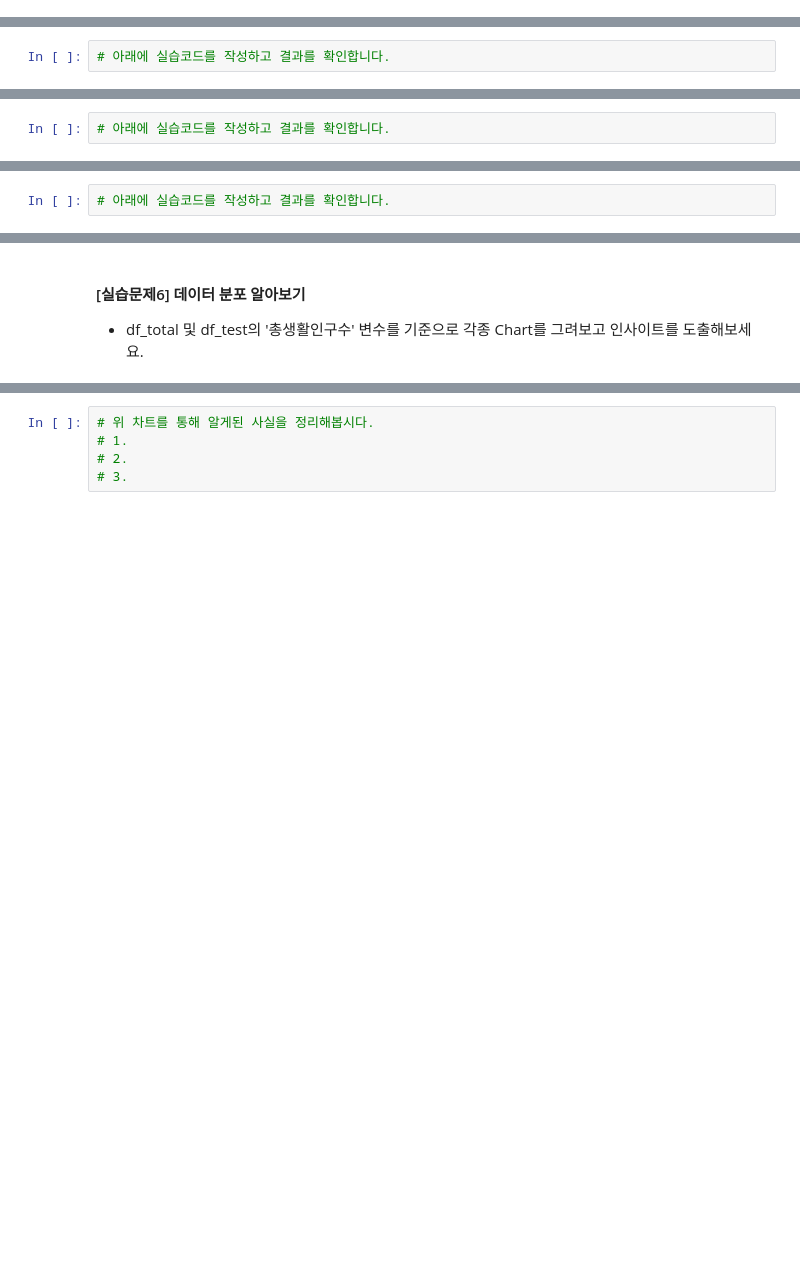
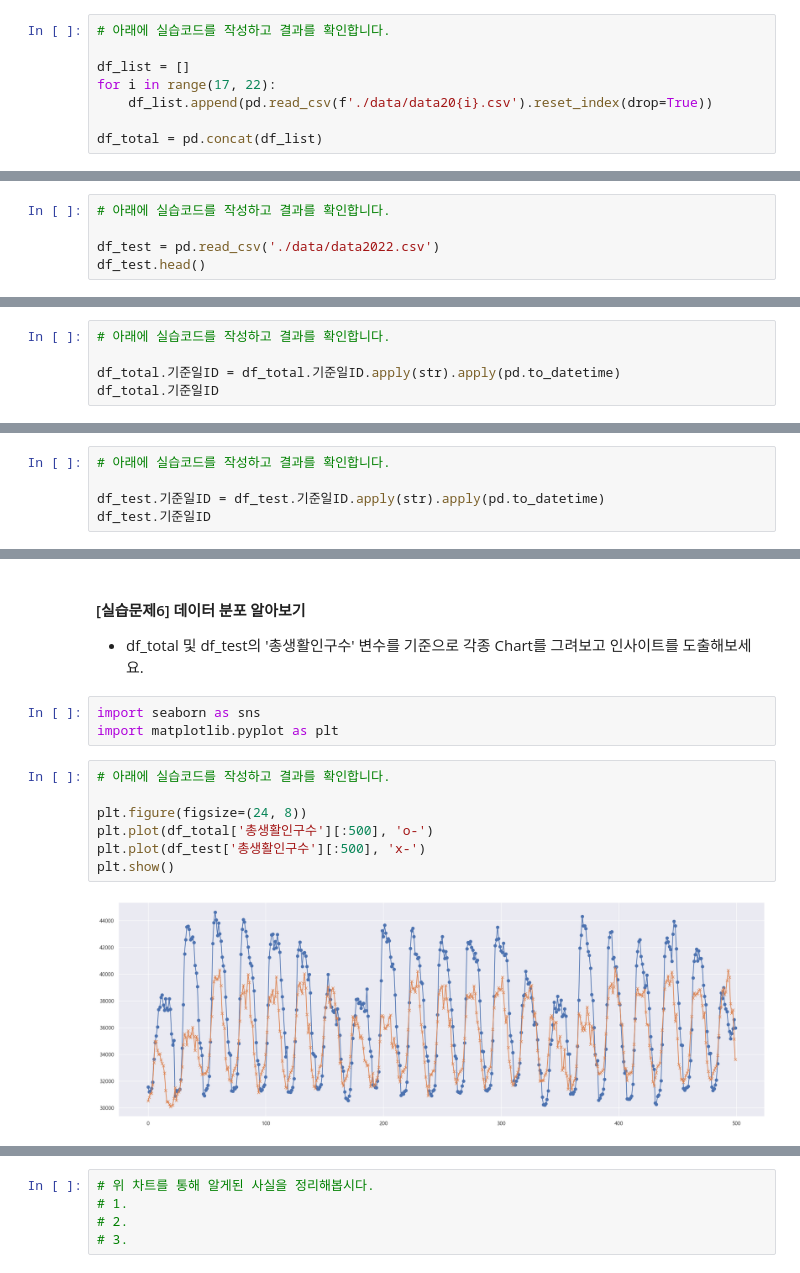
Before and after one commit to cyeongy/kt-aivle, a Jupyter notebook: mini_project5/1. 데이터 불러오기 및 분석(EDA)_5차_생활인구_실습파일.ipynb, the cells around one changed output, grey strips where cells are left out. Drawn from its saved outputs; the diff is of its cells as text; blank space fills up the shorter version.

```diff
--- a/mini_project5/1. 데이터 불러오기 및 분석(EDA)_5차_생활인구_실습파일.ipynb
+++ b/mini_project5/1. 데이터 불러오기 및 분석(EDA)_5차_생활인구_실습파일.ipynb
@@ -62,5 +88,13 @@ import pandas as pd
 * Pandas 라이브러리를 활용해서 'data2018.csv' ~ 'data2021.csv'를 df18 ~ df21로 각각 불러오고, 이미 불러와 있던 df17을 포함하여 'df_total'로 합쳐보세요. 그리고 Shape을 확인하세요.
 * 구분자(sep) : ','
 * index_col = 0
+# %%
+# 아래에 실습코드를 작성하고 결과를 확인합니다.
+
+df_list = []
+for i in range(17, 22):
+    df_list.append(pd.read_csv(f'./data/data20{i}.csv').reset_index(drop=True))
+
+df_total = pd.concat(df_list)
 # %%
 # 아래에 실습코드를 작성하고 결과를 확인합니다.
@@ -75,3 +121,6 @@ import pandas as pd
 * index_col = 0
 # %%
 # 아래에 실습코드를 작성하고 결과를 확인합니다.
+
+df_test = pd.read_csv('./data/data2022.csv')
+df_test.head()
@@ -123,3 +290,6 @@ sns.set(font="Malgun Gothic",#"NanumGothicCoding",
 * df_total, df_test의 index를 리셋 하고, ['기준일ID']에 to_datetime 함수를 사용하여 데이터 형태를 변경하세요.
 # %%
 # 아래에 실습코드를 작성하고 결과를 확인합니다.
+
+df_total.기준일ID = df_total.기준일ID.apply(str).apply(pd.to_datetime)
+df_total.기준일ID
@@ -126,2 +309,5 @@ sns.set(font="Malgun Gothic",#"NanumGothicCoding",
 # %%
 # 아래에 실습코드를 작성하고 결과를 확인합니다.
+
+df_test.기준일ID = df_test.기준일ID.apply(str).apply(pd.to_datetime)
+df_test.기준일ID
@@ -128,3 +327,15 @@ sns.set(font="Malgun Gothic",#"NanumGothicCoding",
 # %% [markdown]
 #### [실습문제6] 데이터 분포 알아보기
 * df_total 및 df_test의 '총생활인구수' 변수를 기준으로 각종 Chart를 그려보고 인사이트를 도출해보세요.
+# %%
+import seaborn as sns
+import matplotlib.pyplot as plt
+# %%
+# 아래에 실습코드를 작성하고 결과를 확인합니다.
+
+plt.figure(figsize=(24, 8))
+plt.plot(df_total['총생활인구수'][:500], 'o-')
+plt.plot(df_test['총생활인구수'][:500], 'x-')
+plt.show()
+# %% [output]
+[figure, added]
```
Also changed, not shown: parts of 27 cells of this notebook, 3 other files.
